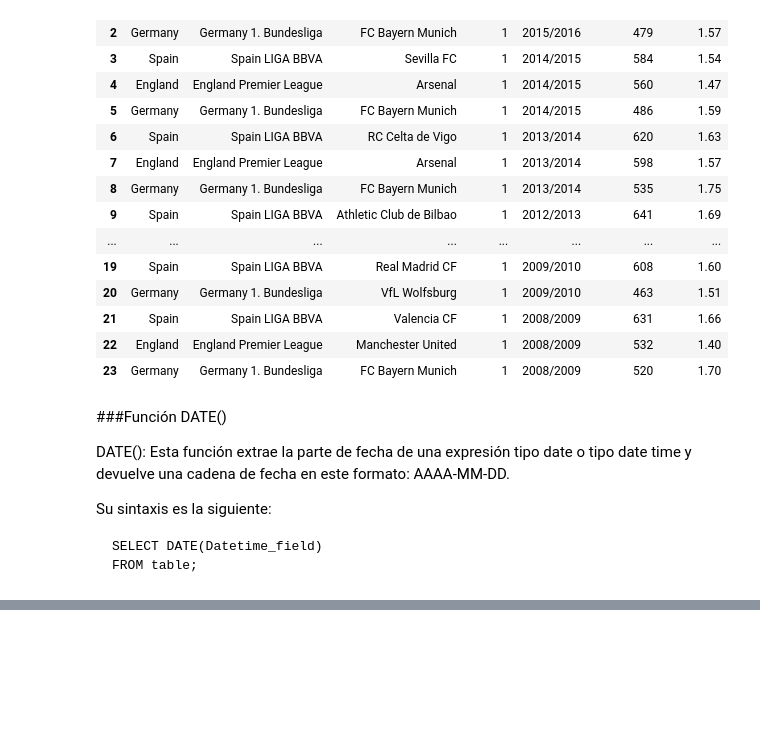
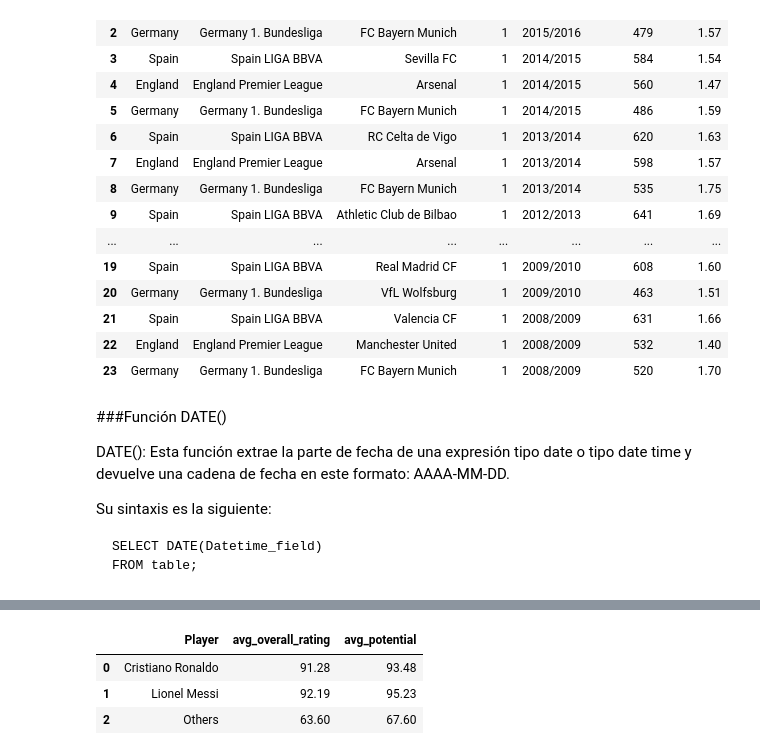
Before and after one commit to ErikaDivantoque/Talento_Tech, a Jupyter notebook: Modulo_2_SQL.ipynb, the cells around one changed output, grey strips where cells are left out. Cells and saved outputs as stored; diff of their text form; code cells hidden in the pictures; blank space fills up the shorter version.

```diff
--- a/Modulo_2_SQL.ipynb
+++ b/Modulo_2_SQL.ipynb
@@ -1190,0 +1310,29 @@ ratingCristiano
+# %%
+# 13.1 Rating de Cristiano Ronaldo y Lionel Messi versus los demás jugadores.
+
+query = """SELECT CASE
+                   WHEN player_name = 'Cristiano Ronaldo' THEN 'Cristiano Ronaldo'
+                   WHEN player_name = 'Lionel Messi' THEN 'Lionel Messi'
+                   ELSE 'Others'
+                   END AS Player,
+                  PA_Grouped.avg_overall_rating AS avg_overall_rating,
+                  PA_Grouped.avg_potential AS avg_potential
+           FROM Player
+           LEFT JOIN
+                    (SELECT Player_Attributes.player_api_id,
+                         ROUND(avg(Player_Attributes.overall_rating),2) AS avg_overall_rating,
+                         ROUND(avg(Player_Attributes.potential),2)      AS avg_potential
+                     FROM Player_Attributes
+                     GROUP BY Player_Attributes.player_api_id)
+                    AS PA_Grouped
+           ON Player.player_api_id = PA_Grouped.player_api_id
+           GROUP BY Player
+           ORDER BY Player;"""
+
+players_rating = pd.read_sql(query, conn)
+players_rating
+# %% [output]
+|  | Player | avg_overall_rating | avg_potential |
+| 0 | Cristiano Ronaldo | 91.28 | 93.48 |
+| 1 | Lionel Messi | 92.19 | 95.23 |
+| 2 | Others | 63.60 | 67.60 |
```
Also changed, not shown: parts of 10 cells of this notebook.
